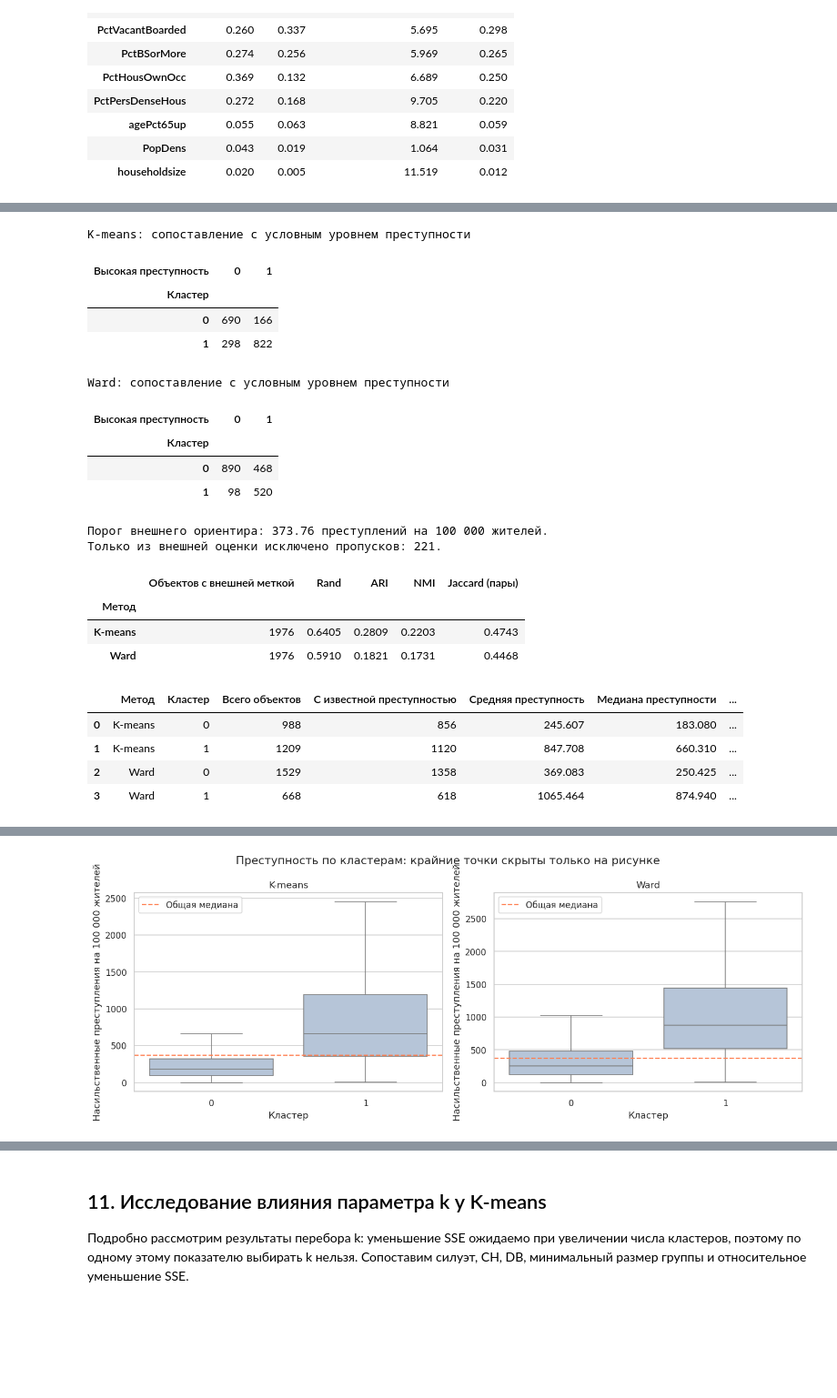
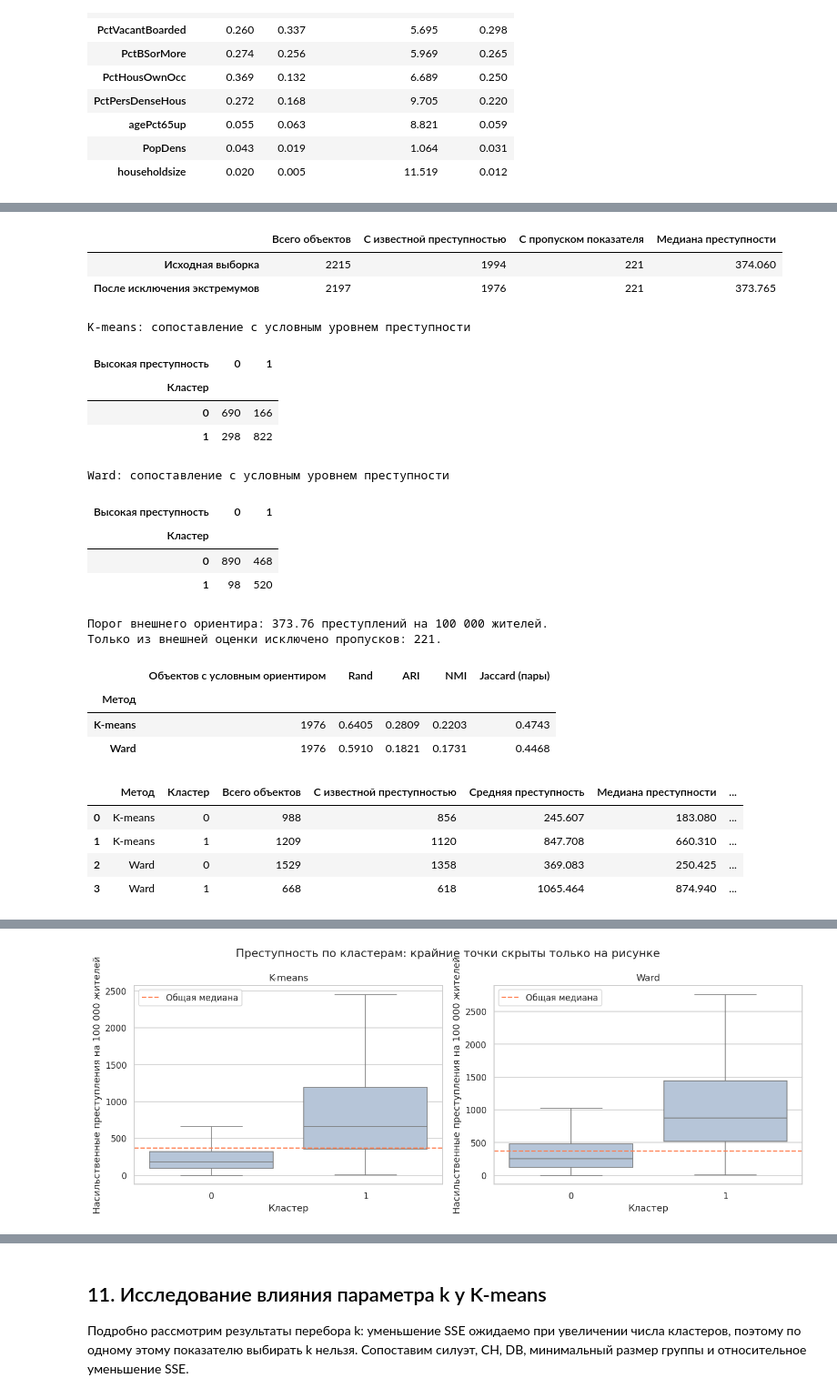
Before and after one commit to egorabs323/Artificial-intelligence-systems-and-machine-learning, a Jupyter notebook: 3_sample.ipynb, the cells around one changed output, grey strips where cells are left out. Shown at 91% size. Drawn from its saved outputs; the diff is of its cells as text; code cells hidden in the pictures; blank space fills up the shorter version.

```diff
--- a/3_sample.ipynb
+++ b/3_sample.ipynb
@@ -912,7 +1042,15 @@ def pair_jaccard(first_labels, second_labels):
     denominator = true_positive + false_positive + false_negative
     return true_positive / denominator if denominator else 1.0
 
+original_crime_values = df[TARGET]
 crime_values = df.loc[analysis_index, TARGET]
+crime_reference_audit = pd.DataFrame({
+    'Всего объектов': [len(df), len(analysis_index)],
+    'С известной преступностью': [original_crime_values.count(), crime_values.count()],
+    'С пропуском показателя': [original_crime_values.isna().sum(), crime_values.isna().sum()],
+    'Медиана преступности': [original_crime_values.median(), crime_values.median()],
+}, index=['Исходная выборка', 'После исключения экстремумов'])
+display(crime_reference_audit.round(3))
 known_crime_mask = crime_values.notna().to_numpy()
 crime_threshold = crime_values.dropna().median()
 external_labels = (crime_values.loc[crime_values.notna()] > crime_threshold).astype(int).to_numpy()
@@ -921,7 +1059,7 @@ crime_profile_rows = []
 for method, labels in labels_by_method.items():
     observed_labels = labels[known_crime_mask]
     external_rows.append({
-        'Метод': method, 'Объектов с внешней меткой': len(external_labels),
+        'Метод': method, 'Объектов с условным ориентиром': len(external_labels),
         'Rand': rand_score(external_labels, observed_labels),
         'ARI': adjusted_rand_score(external_labels, observed_labels),
         'NMI': normalized_mutual_info_score(external_labels, observed_labels),
@@ -936,47 +1074,65 @@ for method, labels in labels_by_method.items():
         values = crime_values.iloc[np.flatnonzero(labels == cluster)].dropna()
         crime_profile_rows.append({
             'Метод': method, 'Кластер': cluster, 'Всего объектов': int(np.sum(labels == cluster)),
             'С известной преступностью': len(values),
             'Средняя преступность': values.mean(), 'Медиана преступности': values.median(),
             'Доля выше общей медианы': (values > crime_threshold).mean(),
         })
 external_quality = pd.DataFrame(external_rows).set_index('Метод')
 crime_profiles = pd.DataFrame(crime_profile_rows)
 print(f'Порог внешнего ориентира: {crime_threshold:.2f} преступлений на 100 000 жителей.')
 print(f'Только из внешней оценки исключено пропусков: {(~known_crime_mask).sum()}.')
 display(external_quality.round(4))
 display(crime_profiles.round(3))
 
+reference_capture_rows = []
+for method, labels in labels_by_method.items():
+    observed_labels = labels[known_crime_mask]
+    cluster_one = observed_labels == 1
+    high_reference = external_labels == 1
+    reference_capture_rows.append({
+        'Метод': method,
+        'Доля высокого ориентира в кластере 1': external_labels[cluster_one].mean(),
+        'Доля высоких объектов, попавших в кластер 1': (observed_labels[high_reference] == 1).mean(),
+        'Высоких объектов в кластере 0': int((high_reference & ~cluster_one).sum()),
+        'Доля высокого ориентира в кластере 0': external_labels[~cluster_one].mean(),
+    })
+reference_capture = pd.DataFrame(reference_capture_rows).set_index('Метод')
+display(reference_capture.round(4))
+
 fig, axes = plt.subplots(1, 2, figsize=(13, 5))
 for ax, method in zip(axes, METHODS):
     plotting = pd.DataFrame({'Кластер': labels_by_method[method], TARGET: crime_values.to_numpy()})
     sns.boxplot(data=plotting, x='Кластер', y=TARGET, showfliers=False,
                 color='lightsteelblue', ax=ax)
     ax.axhline(crime_threshold, linestyle='--', color='coral', label='Общая медиана')
     ax.set(title=method, ylabel='Насильственные преступления на 100 000 жителей')
     ax.legend()
 fig.suptitle('Преступность по кластерам: крайние точки скрыты только на рисунке')
 plt.tight_layout()
 plt.show()
 # %% [output]
+|  | Всего объектов | С известной преступностью | С пропуском показателя | Медиана преступности |
+| Исходная выборка | 2215 | 1994 | 221 | 374.060 |
+| После исключения экстремумов | 2197 | 1976 | 221 | 373.765 |
 K-means: сопоставление с условным уровнем преступности
-| Высокая преступность | 0 | 1 |
-| Кластер |  |  |
-| 0 | 690 | 166 |
-| 1 | 298 | 822 |
+| Высокая преступность | 0 | 1 |
+| Кластер |  |  |
+| 0 | 690 | 166 |
+| 1 | 298 | 822 |
 Ward: сопоставление с условным уровнем преступности
-| Высокая преступность | 0 | 1 |
-| Кластер |  |  |
-| 0 | 890 | 468 |
-| 1 | 98 | 520 |
+| Высокая преступность | 0 | 1 |
+| Кластер |  |  |
+| 0 | 890 | 468 |
+| 1 | 98 | 520 |
 Порог внешнего ориентира: 373.76 преступлений на 100 000 жителей.
 Только из внешней оценки исключено пропусков: 221.
-|  | Объектов с внешней меткой | Rand | ARI | NMI | Jaccard (пары) |
-| Метод |  |  |  |  |  |
-| K-means | 1976 | 0.6405 | 0.2809 | 0.2203 | 0.4743 |
-| Ward | 1976 | 0.5910 | 0.1821 | 0.1731 | 0.4468 |
-|  | Метод | Кластер | Всего объектов | С известной преступностью | Средняя преступность | Медиана преступности | ... |
-| 0 | K-means | 0 | 988 | 856 | 245.607 | 183.080 | ... |
-| 1 | K-means | 1 | 1209 | 1120 | 847.708 | 660.310 | ... |
-| 2 | Ward | 0 | 1529 | 1358 | 369.083 | 250.425 | ... |
-| 3 | Ward | 1 | 668 | 618 | 1065.464 | 874.940 | ... |
+|  | Объектов с условным ориентиром | Rand | ARI | NMI | Jaccard (пары) |
+| Метод |  |  |  |  |  |
+| K-means | 1976 | 0.6405 | 0.2809 | 0.2203 | 0.4743 |
+| Ward | 1976 | 0.5910 | 0.1821 | 0.1731 | 0.4468 |
+|  | Метод | Кластер | Всего объектов | С известной преступностью | Средняя преступность | Медиана преступности | ... |
+| 0 | K-means | 0 | 988 | 856 | 245.607 | 183.080 | ... |
+| 1 | K-means | 1 | 1209 | 1120 | 847.708 | 660.310 | ... |
+| 2 | Ward | 0 | 1529 | 1358 | 369.083 | 250.425 | ... |
+| 3 | Ward | 1 | 668 | 618 | 1065.464 | 874.940 | ... |
```
Also changed, not shown: parts of 27 cells of this notebook.
